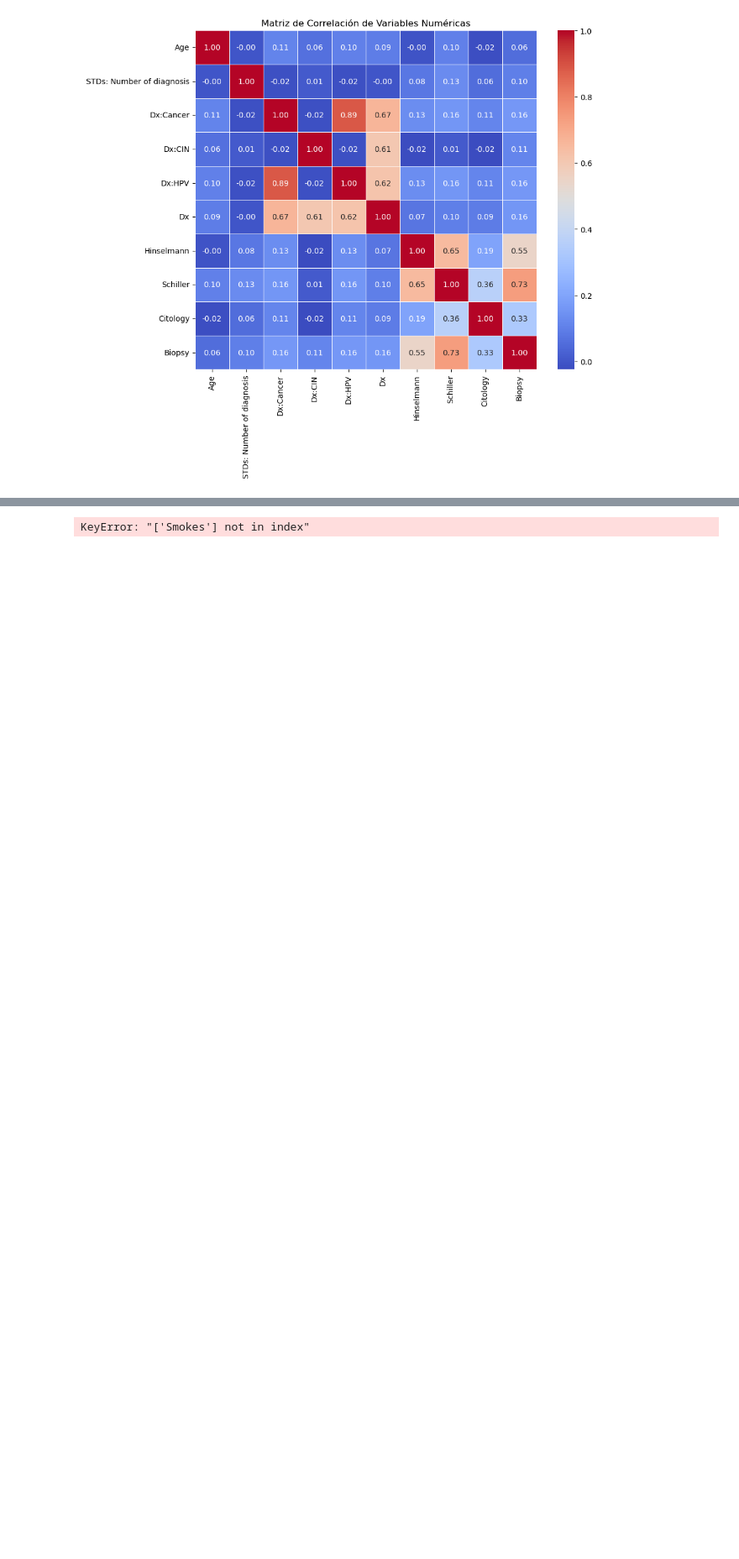
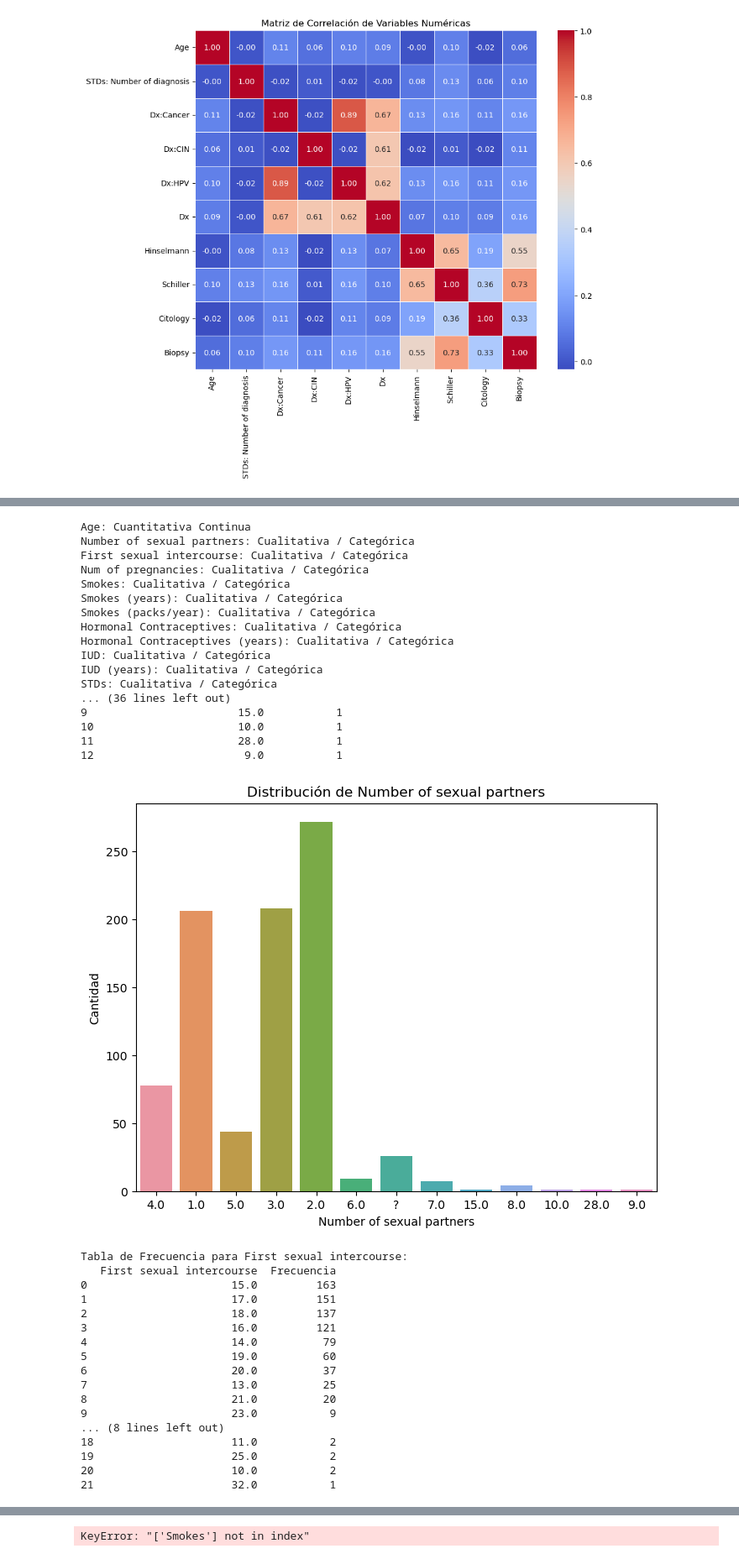
Before and after one commit to fredyvelasquezgt/Lab-1-DS, a Jupyter notebook: test.ipynb, the cells around one changed output, grey strips where cells are left out. Shown at 84% size. Drawn from its saved outputs; the diff is of its cells as text; code cells hidden in the pictures; blank space fills up the shorter version.

```diff
--- a/test.ipynb
+++ b/test.ipynb
@@ -288,0 +291,75 @@ Biopsy: Cuantitativa Discreta
+# %%
+import pandas as pd
+import matplotlib.pyplot as plt
+import seaborn as sns
+
+# Cargar los datos desde el archivo CSV
+df = pd.read_csv('data.csv')
+
+# Determinar el tipo de cada variable
+variable_types = {}
+
+for column in df.columns:
+    if df[column].dtype == 'object':
+        variable_types[column] = 'Cualitativa / Categórica'
+    elif df[column].nunique() <= 10:
+        variable_types[column] = 'Cuantitativa Discreta'
+    else:
+        variable_types[column] = 'Cuantitativa Continua'
+
+# Mostrar el tipo de cada variable
+for column, v_type in variable_types.items():
+    print(f'{column}: {v_type}')
+
+# Utilizar las variables categóricas
+variables_categoricas = [column for column, v_type in variable_types.items() if v_type.startswith('Cualitativa')]
+
+# Tabla de frecuencia para cada variable categórica
+for column in variables_categoricas:
+    tabla_frecuencia = df[column].value_counts().reset_index()
+    tabla_frecuencia.columns = [column, 'Frecuencia']
+    print(f'\nTabla de Frecuencia para {column}:\n{tabla_frecuencia}')
+
+    # Gráfico de barras para cada variable categórica
+    plt.figure(figsize=(8, 6))
+    sns.countplot(data=df, x=column)
+    plt.title(f'Distribución de {column}')
+    plt.xlabel(column)
+    plt.ylabel('Cantidad')
+    plt.show()
+# %% [output]
+Age: Cuantitativa Continua
+Number of sexual partners: Cualitativa / Categórica
+First sexual intercourse: Cualitativa / Categórica
+Num of pregnancies: Cualitativa / Categórica
+Smokes: Cualitativa / Categórica
+Smokes (years): Cualitativa / Categórica
+Smokes (packs/year): Cualitativa / Categórica
+Hormonal Contraceptives: Cualitativa / Categórica
+Hormonal Contraceptives (years): Cualitativa / Categórica
+IUD: Cualitativa / Categórica
+IUD (years): Cualitativa / Categórica
+STDs: Cualitativa / Categórica
+... (36 lines left out)
+9                       15.0           1
+10                      10.0           1
+11                      28.0           1
+12                       9.0           1
+[figure, added]
+Tabla de Frecuencia para First sexual intercourse:
+   First sexual intercourse  Frecuencia
+0                      15.0         163
+1                      17.0         151
+2                      18.0         137
+3                      16.0         121
+4                      14.0          79
+5                      19.0          60
+6                      20.0          37
+7                      13.0          25
+8                      21.0          20
+9                      23.0           9
+... (8 lines left out)
+18                     11.0           2
+19                     25.0           2
+20                     10.0           2
+21                     32.0           1
```
Also changed, not shown: parts of 2 cells of this notebook.
